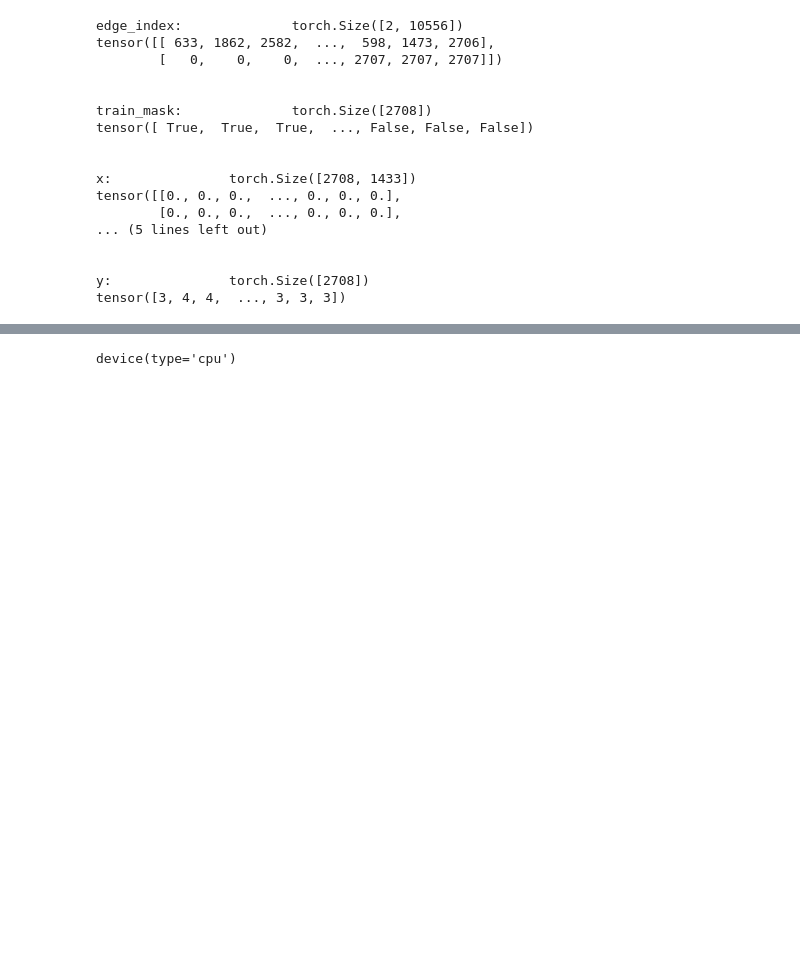
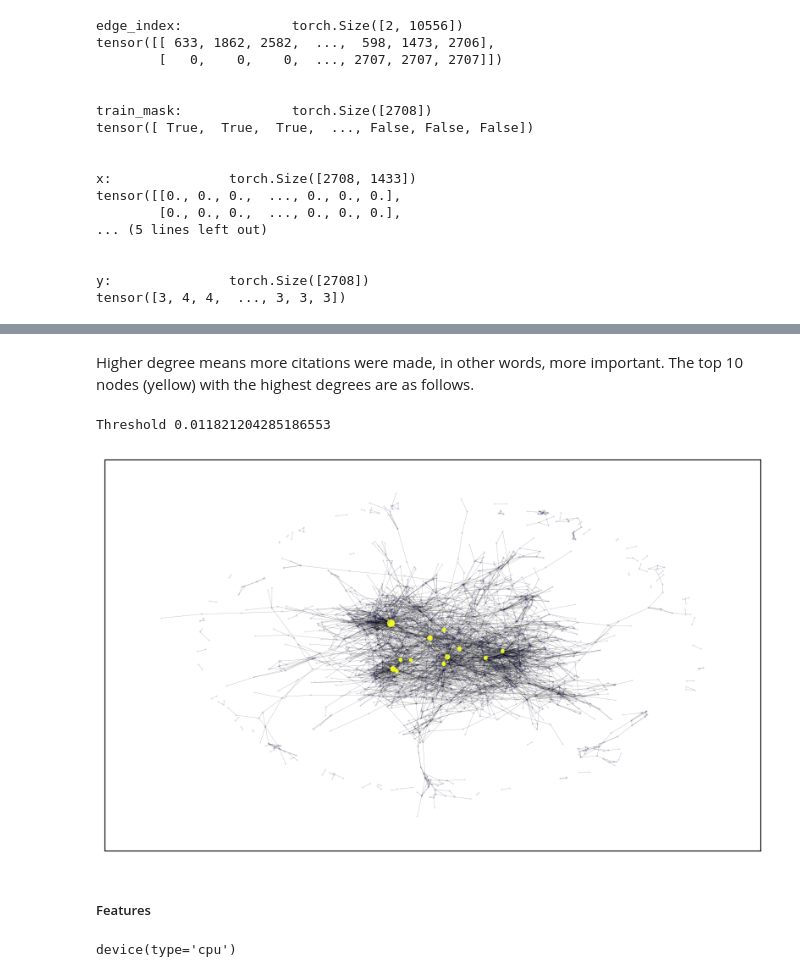
Before and after one commit to sora-ryu/PytorchGeometricTutorial, a Jupyter notebook: Tutorial1/Tutorial1.ipynb, the cells around one changed output, grey strips where cells are left out. Drawn from its saved outputs; the diff is of its cells as text; code cells hidden in the pictures; blank space fills up the shorter version.

```diff
--- a/Tutorial1/Tutorial1.ipynb
+++ b/Tutorial1/Tutorial1.ipynb
@@ -100,3 +155,33 @@ tensor([3, 4, 4,  ..., 3, 3, 3])
+# %% [markdown]
+Higher degree means more citations were made, in other words, more important. The top 10 nodes (yellow) with the highest degrees are as follows.
+# %%
+G = to_networkx(dataset[0], to_undirected=True)
+pos = nx.spring_layout(G, seed=42)
+
+cent = nx.degree_centrality(G)
+node_size = list(map(lambda x: x * 500, cent.values()))
+
+cent_array = np.array(list(cent.values()))
+threshold = sorted(cent_array, reverse=True)[10]
+print("Threshold", threshold)
+cent_bin = np.where(cent_array >= threshold, 1, 0.1)
+
+plt.figure(figsize=(10, 6))
+nodes = nx.draw_networkx_nodes(G, pos,
+                               node_size=node_size,
+                               cmap=plt.cm.plasma,
+                               node_color=cent_bin,
+                               nodelist=list(cent.keys()),
+                               alpha=cent_bin)
+
+edges = nx.draw_networkx_edges(G, pos, width=0.25, alpha=0.3)
+
+plt.show()
+# %% [output]
+Threshold 0.011821204285186553
+[figure, added]
+# %% [markdown]
+##### Features
 # %%
 import os.path as osp
 
```
Also changed, not shown: parts of 11 cells of this notebook.
